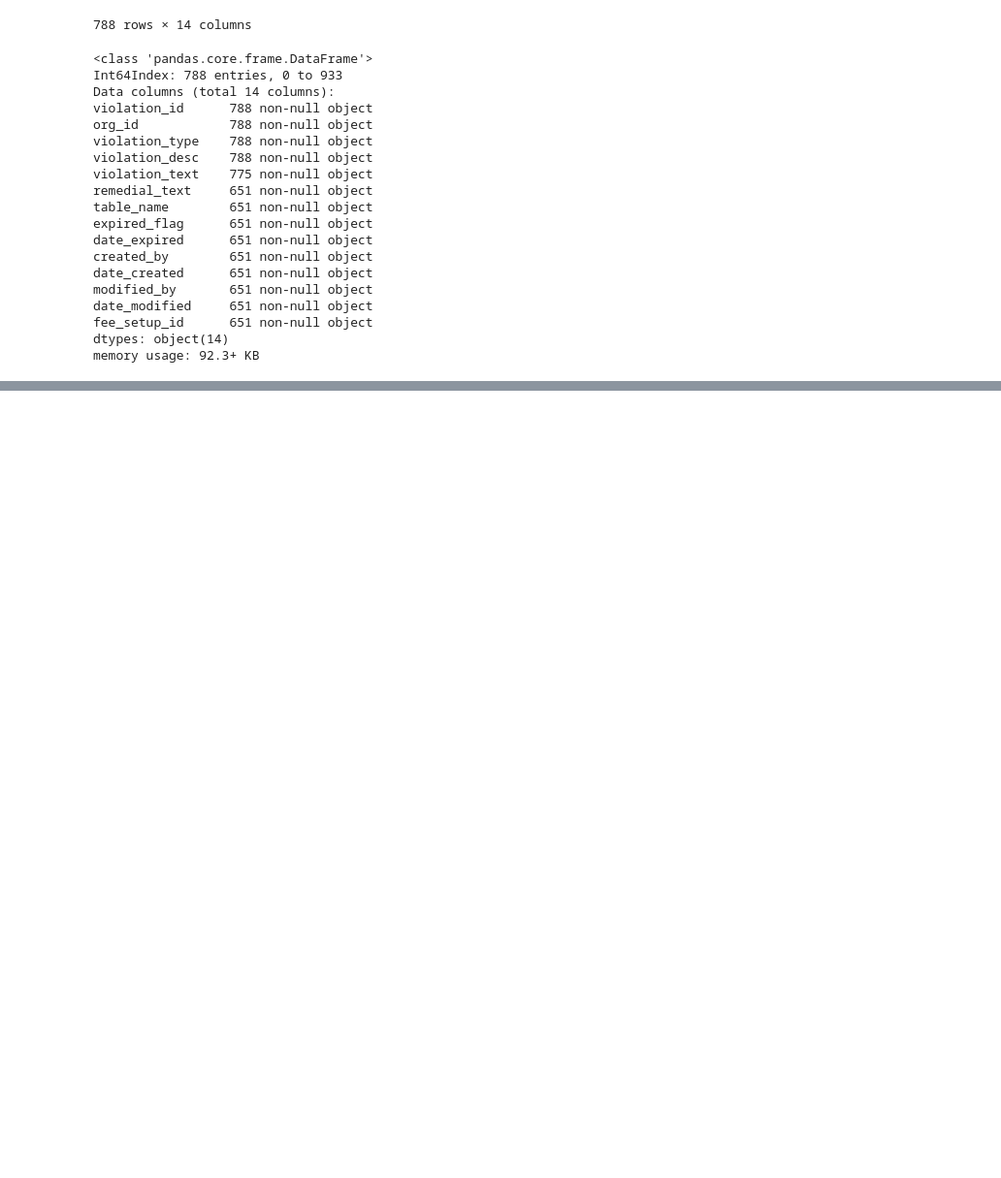
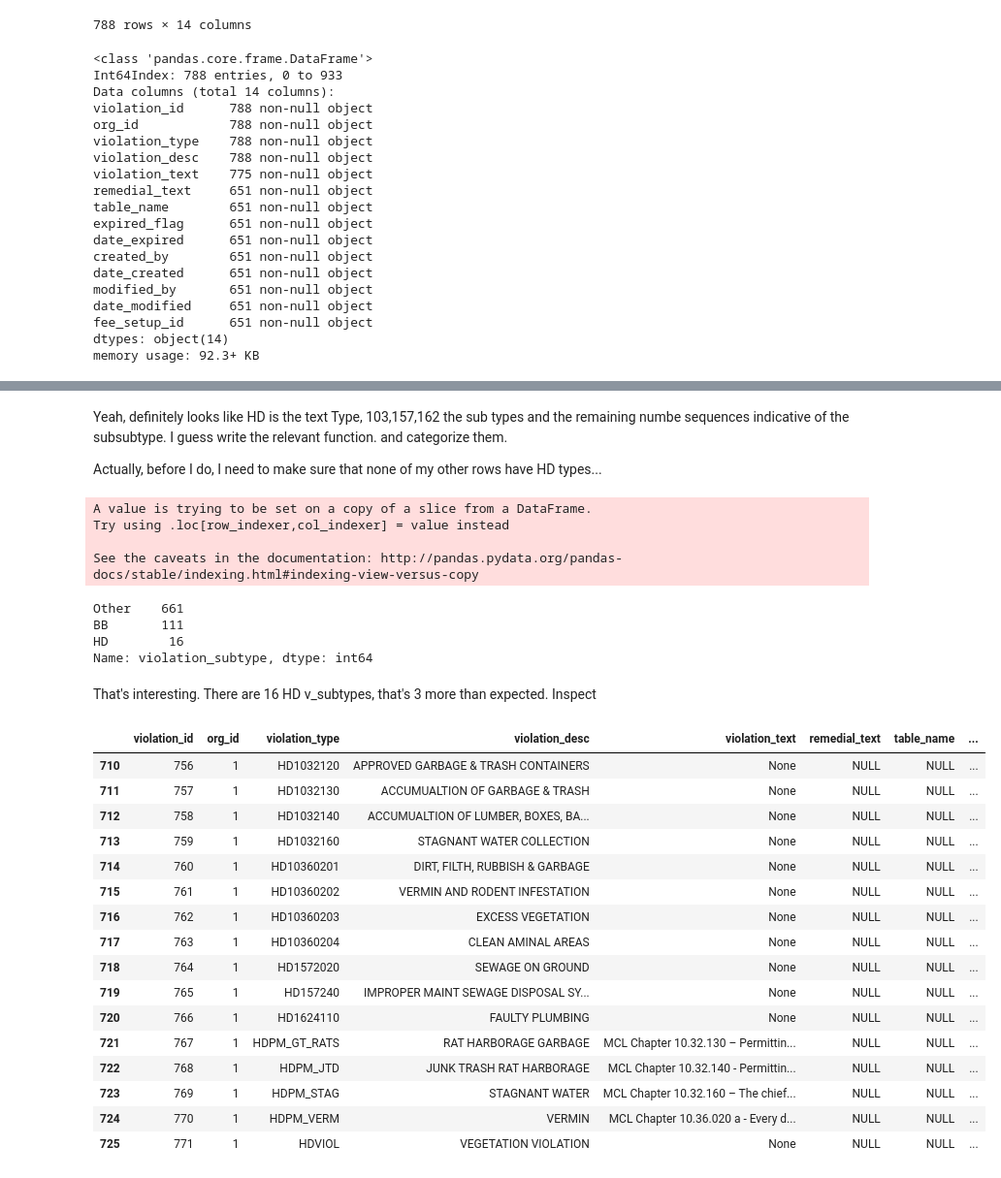
Before and after one commit to paulo-g-martinez/dq2-codes-violations-nashville, a Jupyter notebook: DQ2-silent_fireballs_paulo.ipynb, the cells around one changed output, grey strips where cells are left out. Shown at 97% size. Cells and saved outputs as stored; diff of their text form; code cells hidden in the pictures; blank space fills up the shorter version.

```diff
--- a/DQ2-silent_fireballs_paulo.ipynb
+++ b/DQ2-silent_fireballs_paulo.ipynb
@@ -316,0 +682,53 @@ memory usage: 92.3+ KB
+# %% [markdown]
+Yeah, definitely looks like HD is the text Type, 103,157,162 the sub types and the remaining numbe sequences indicative of the subsubtype. I guess write the relevant function. and categorize them.
+
+Actually, before I do, I need to make sure that none of my other rows have HD types...
+# %%
+def violation_type_startswith(s):
+    if s == None:
+        return 'None'
+    elif s.startswith('HD') or s.startswith('H.D') :
+        return 'HD'
+    elif s.startswith('BB') or s.startswith('B.B'):
+        return 'BB'
+    elif s.startswith('TCA') or s.startswith('T.C.A'):
+        return 'TCA'
+    elif s.startswith('MCL') or s.startswith('M.C.L'):
+        return 'MCL'
+    else:
+        return 'Other'
+cleaned_df2['violation_subtype'] = cleaned_df2['violation_type'].apply(violation_type_startswith)
+# %% [output]
+A value is trying to be set on a copy of a slice from a DataFrame.
+Try using .loc[row_indexer,col_indexer] = value instead
+
+See the caveats in the documentation: http://pandas.pydata.org/pandas-docs/stable/indexing.html#indexing-view-versus-copy
+# %%
+cleaned_df2.violation_subtype.value_counts(dropna = False)
+# %% [output]
+Other    661
+BB       111
+HD        16
+Name: violation_subtype, dtype: int64
+# %% [markdown]
+That's interesting. There are 16 HD v_subtypes, that's 3 more than expected. Inspect
+# %%
+cleaned_df2.query('violation_subtype == "HD"')
+# %% [output]
+|  | violation_id | org_id | violation_type | violation_desc | violation_text | remedial_text | table_name | ... |
+| 710 | 756 | 1 | HD1032120 | APPROVED GARBAGE & TRASH CONTAINERS | None | NULL | NULL | ... |
+| 711 | 757 | 1 | HD1032130 | ACCUMUALTION OF GARBAGE & TRASH | None | NULL | NULL | ... |
+| 712 | 758 | 1 | HD1032140 | ACCUMUALTION OF LUMBER, BOXES, BA... | None | NULL | NULL | ... |
+| 713 | 759 | 1 | HD1032160 | STAGNANT WATER COLLECTION | None | NULL | NULL | ... |
+| 714 | 760 | 1 | HD10360201 | DIRT, FILTH, RUBBISH & GARBAGE | None | NULL | NULL | ... |
+| 715 | 761 | 1 | HD10360202 | VERMIN AND RODENT INFESTATION | None | NULL | NULL | ... |
+| 716 | 762 | 1 | HD10360203 | EXCESS VEGETATION | None | NULL | NULL | ... |
+| 717 | 763 | 1 | HD10360204 | CLEAN AMINAL AREAS | None | NULL | NULL | ... |
+| 718 | 764 | 1 | HD1572020 | SEWAGE ON GROUND | None | NULL | NULL | ... |
+| 719 | 765 | 1 | HD157240 | IMPROPER MAINT SEWAGE DISPOSAL SY... | None | NULL | NULL | ... |
+| 720 | 766 | 1 | HD1624110 | FAULTY PLUMBING | None | NULL | NULL | ... |
+| 721 | 767 | 1 | HDPM_GT_RATS | RAT HARBORAGE GARBAGE | MCL Chapter 10.32.130 – Permittin... | NULL | NULL | ... |
+| 722 | 768 | 1 | HDPM_JTD | JUNK TRASH RAT HARBORAGE | MCL Chapter 10.32.140 - Permittin... | NULL | NULL | ... |
+| 723 | 769 | 1 | HDPM_STAG | STAGNANT WATER | MCL Chapter 10.32.160 – The chief... | NULL | NULL | ... |
+| 724 | 770 | 1 | HDPM_VERM | VERMIN | MCL Chapter 10.36.020 a - Every d... | NULL | NULL | ... |
+| 725 | 771 | 1 | HDVIOL | VEGETATION VIOLATION | None | NULL | NULL | ... |
```
Also changed, not shown: parts of 43 cells of this notebook.
